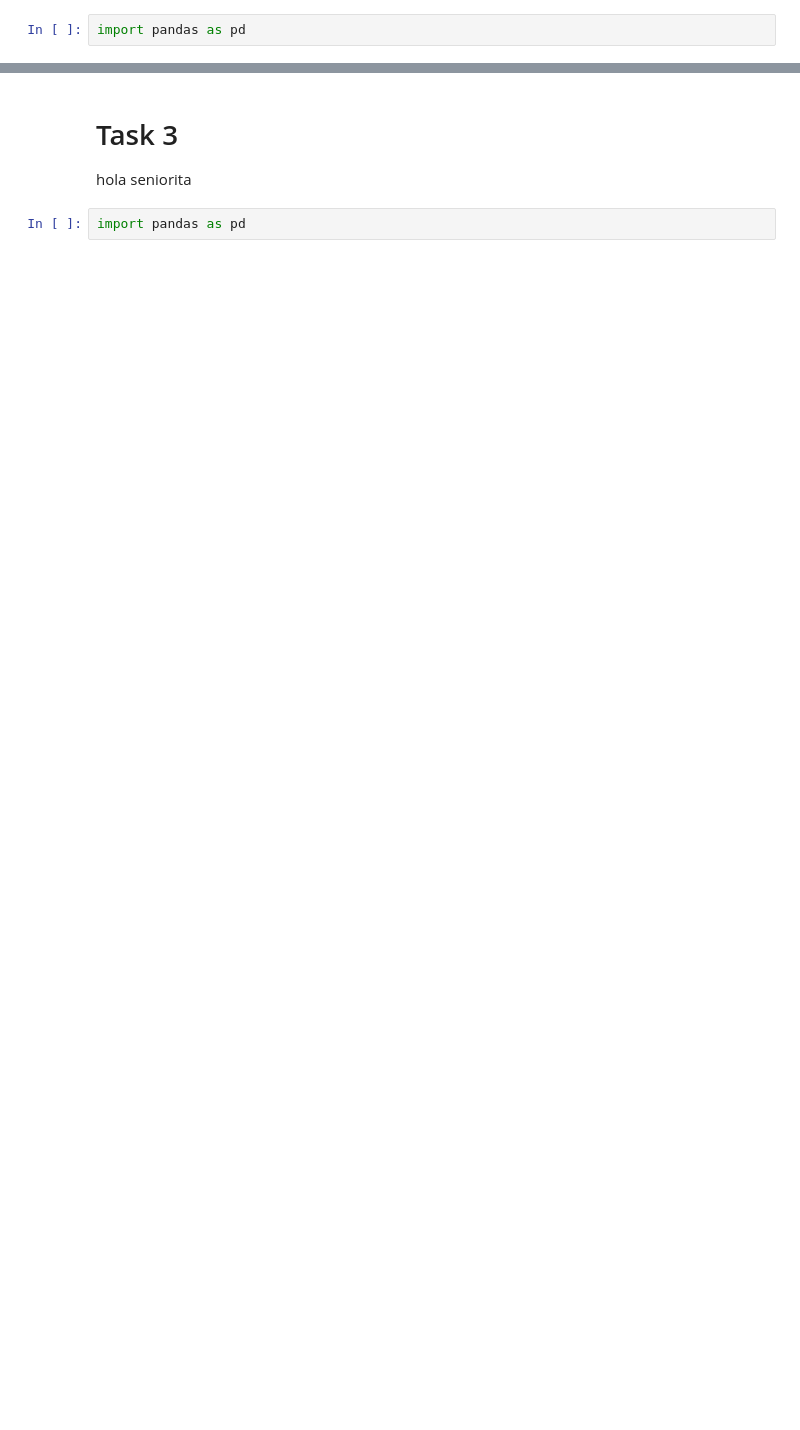
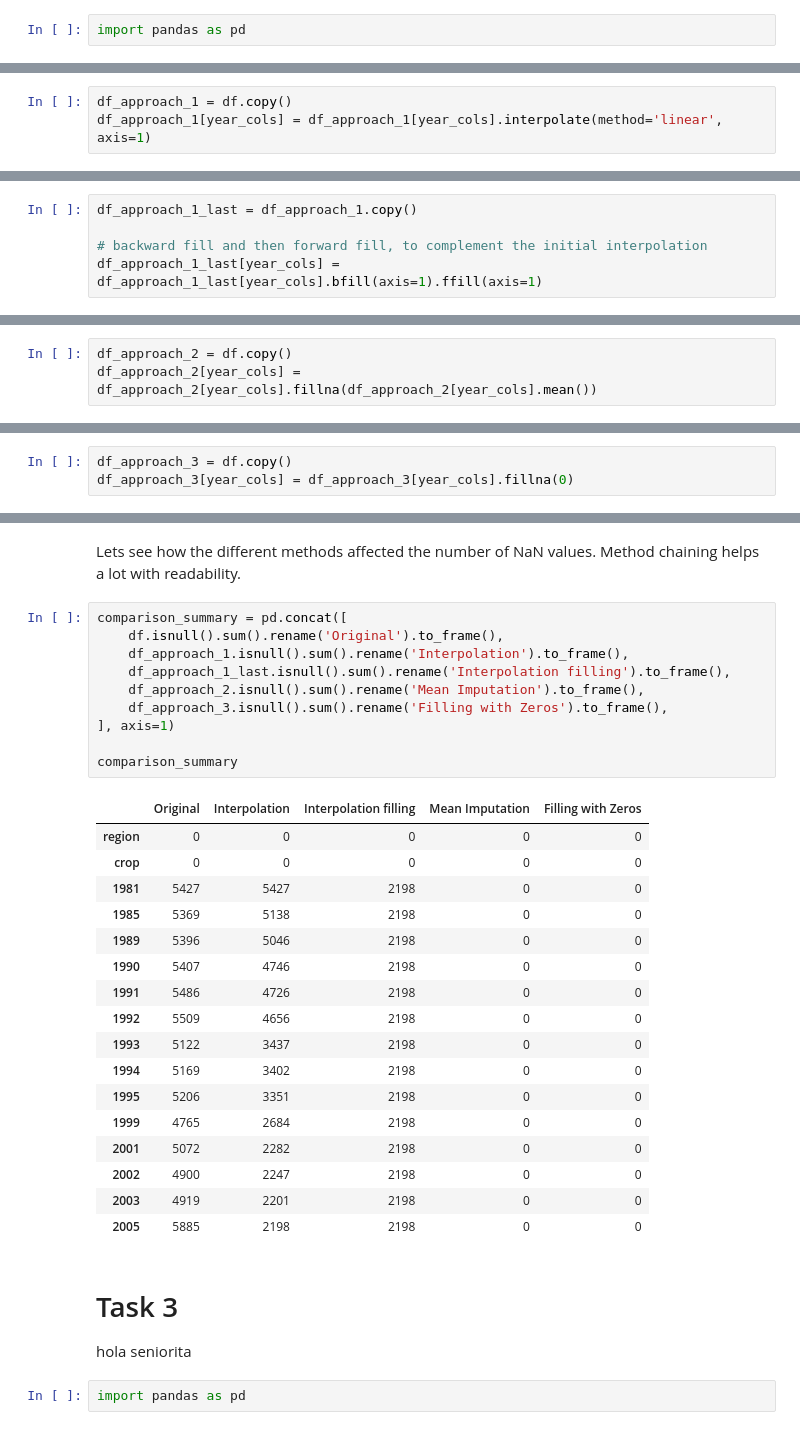
Before and after one commit to ivonilsson/dsp, a Jupyter notebook: a1/final_ipynb/group_number_2.ipynb, the cells around one changed output, grey strips where cells are left out. Drawn from its saved outputs; the diff is of its cells as text; blank space fills up the shorter version.

```diff
--- a/a1/final_ipynb/group_number_2.ipynb
+++ b/a1/final_ipynb/group_number_2.ipynb
@@ -374,0 +436,3 @@ import pandas as pd
+# %%
+df_approach_1 = df.copy()
+df_approach_1[year_cols] = df_approach_1[year_cols].interpolate(method='linear', axis=1)
@@ -374,0 +443,5 @@ import pandas as pd
+# %%
+df_approach_1_last = df_approach_1.copy()
+
+# backward fill and then forward fill, to complement the initial interpolation
+df_approach_1_last[year_cols] = df_approach_1_last[year_cols].bfill(axis=1).ffill(axis=1)
@@ -374,0 +452,3 @@ import pandas as pd
+# %%
+df_approach_2 = df.copy()
+df_approach_2[year_cols] = df_approach_2[year_cols].fillna(df_approach_2[year_cols].mean())
@@ -374,0 +459,3 @@ import pandas as pd
+# %%
+df_approach_3 = df.copy()
+df_approach_3[year_cols] = df_approach_3[year_cols].fillna(0)
@@ -375,3 +464,33 @@ import pandas as pd
+# %% [markdown]
+Lets see how the different methods affected the number of NaN values. Method chaining helps a lot with readability.
+# %%
+comparison_summary = pd.concat([
+    df.isnull().sum().rename('Original').to_frame(),
+    df_approach_1.isnull().sum().rename('Interpolation').to_frame(),
+    df_approach_1_last.isnull().sum().rename('Interpolation filling').to_frame(),
+    df_approach_2.isnull().sum().rename('Mean Imputation').to_frame(),
+    df_approach_3.isnull().sum().rename('Filling with Zeros').to_frame(),
+], axis=1)
+
+comparison_summary
+# %% [output]
+|  | Original | Interpolation | Interpolation filling | Mean Imputation | Filling with Zeros |
+| region | 0 | 0 | 0 | 0 | 0 |
+| crop | 0 | 0 | 0 | 0 | 0 |
+| 1981 | 5427 | 5427 | 2198 | 0 | 0 |
+| 1985 | 5369 | 5138 | 2198 | 0 | 0 |
+| 1989 | 5396 | 5046 | 2198 | 0 | 0 |
+| 1990 | 5407 | 4746 | 2198 | 0 | 0 |
+| 1991 | 5486 | 4726 | 2198 | 0 | 0 |
+| 1992 | 5509 | 4656 | 2198 | 0 | 0 |
+| 1993 | 5122 | 3437 | 2198 | 0 | 0 |
+| 1994 | 5169 | 3402 | 2198 | 0 | 0 |
+| 1995 | 5206 | 3351 | 2198 | 0 | 0 |
+| 1999 | 4765 | 2684 | 2198 | 0 | 0 |
+| 2001 | 5072 | 2282 | 2198 | 0 | 0 |
+| 2002 | 4900 | 2247 | 2198 | 0 | 0 |
+| 2003 | 4919 | 2201 | 2198 | 0 | 0 |
+| 2005 | 5885 | 2198 | 2198 | 0 | 0 |
 # %% [markdown]
 # Task 3
 hola seniorita
```
Also changed, not shown: parts of 19 cells of this notebook.
